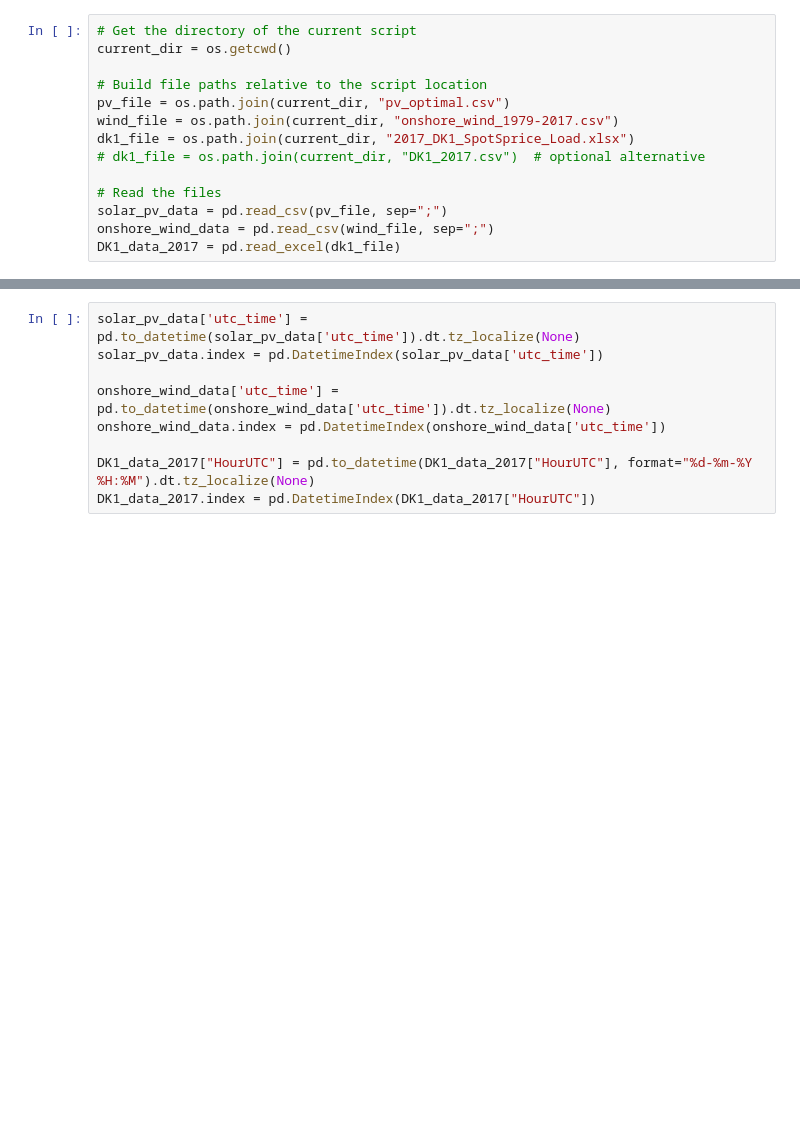
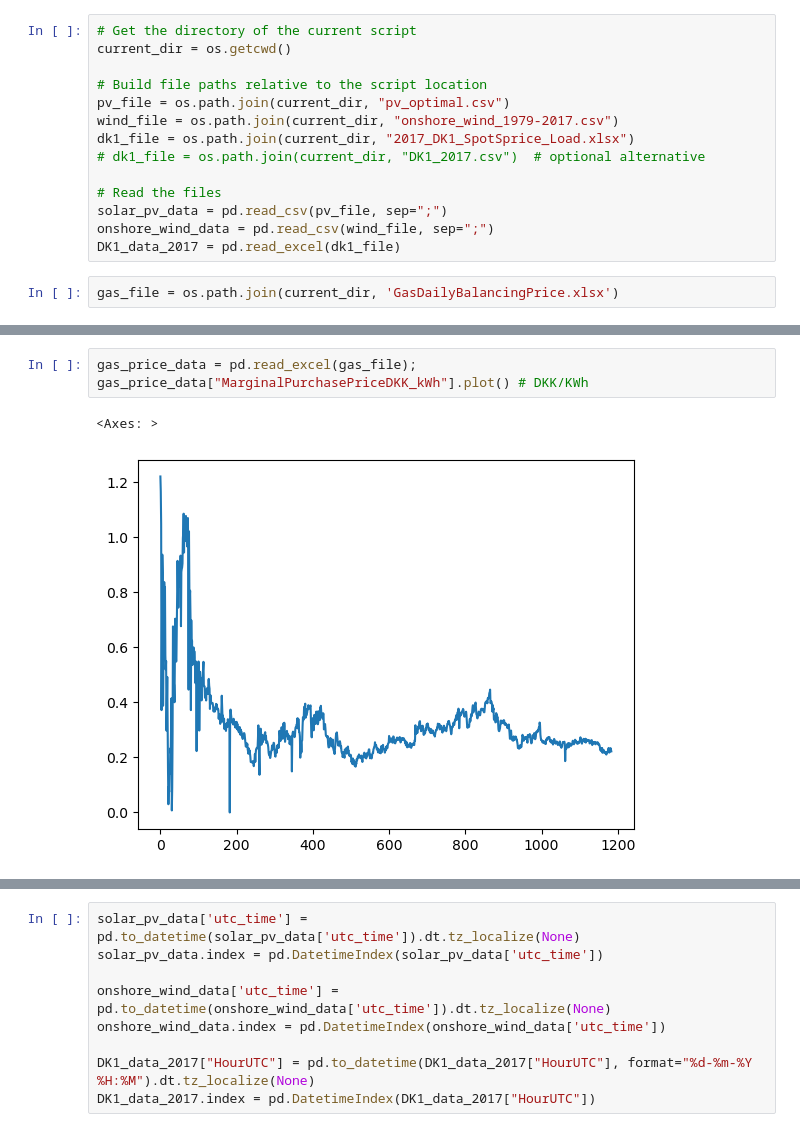
Before and after one commit to pulio12/Msc_Thesis_Greenlab_Skive, a Jupyter notebook: Test_File3.ipynb, the cells around one changed output, grey strips where cells are left out. Drawn from its saved outputs; the diff is of its cells as text; blank space fills up the shorter version.

```diff
--- a/Test_File3.ipynb
+++ b/Test_File3.ipynb
@@ -63,3 +63,5 @@ dk1_file = os.path.join(current_dir, "2017_DK1_SpotSprice_Load.xlsx")
 solar_pv_data = pd.read_csv(pv_file, sep=";")
 onshore_wind_data = pd.read_csv(wind_file, sep=";")
 DK1_data_2017 = pd.read_excel(dk1_file)
+# %%
+gas_file = os.path.join(current_dir, 'GasDailyBalancingPrice.xlsx')
@@ -65,0 +77,6 @@ DK1_data_2017 = pd.read_excel(dk1_file)
+# %%
+gas_price_data = pd.read_excel(gas_file);
+gas_price_data["MarginalPurchasePriceDKK_kWh"].plot() # DKK/KWh
+# %% [output]
+<Axes: >
+[figure, added]
```
Also changed, not shown: parts of 31 cells of this notebook, 2 other files.
